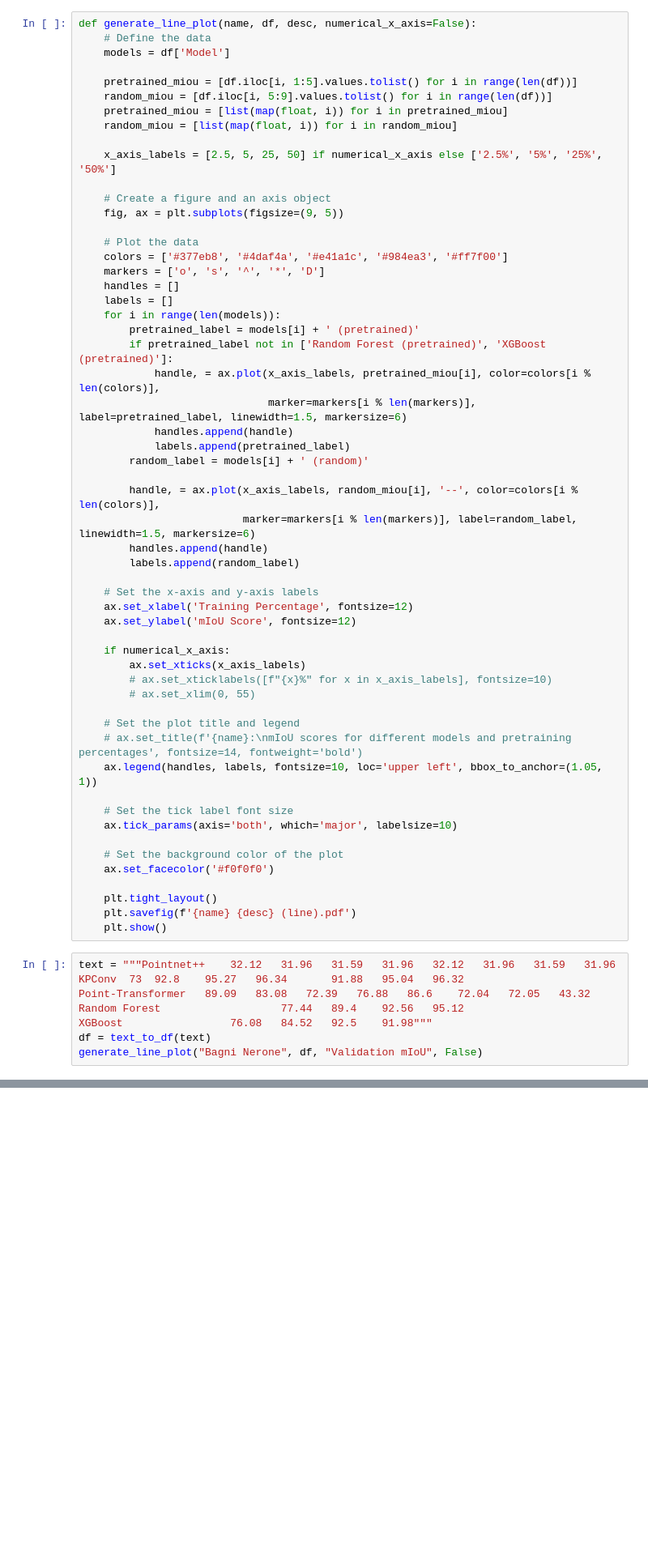
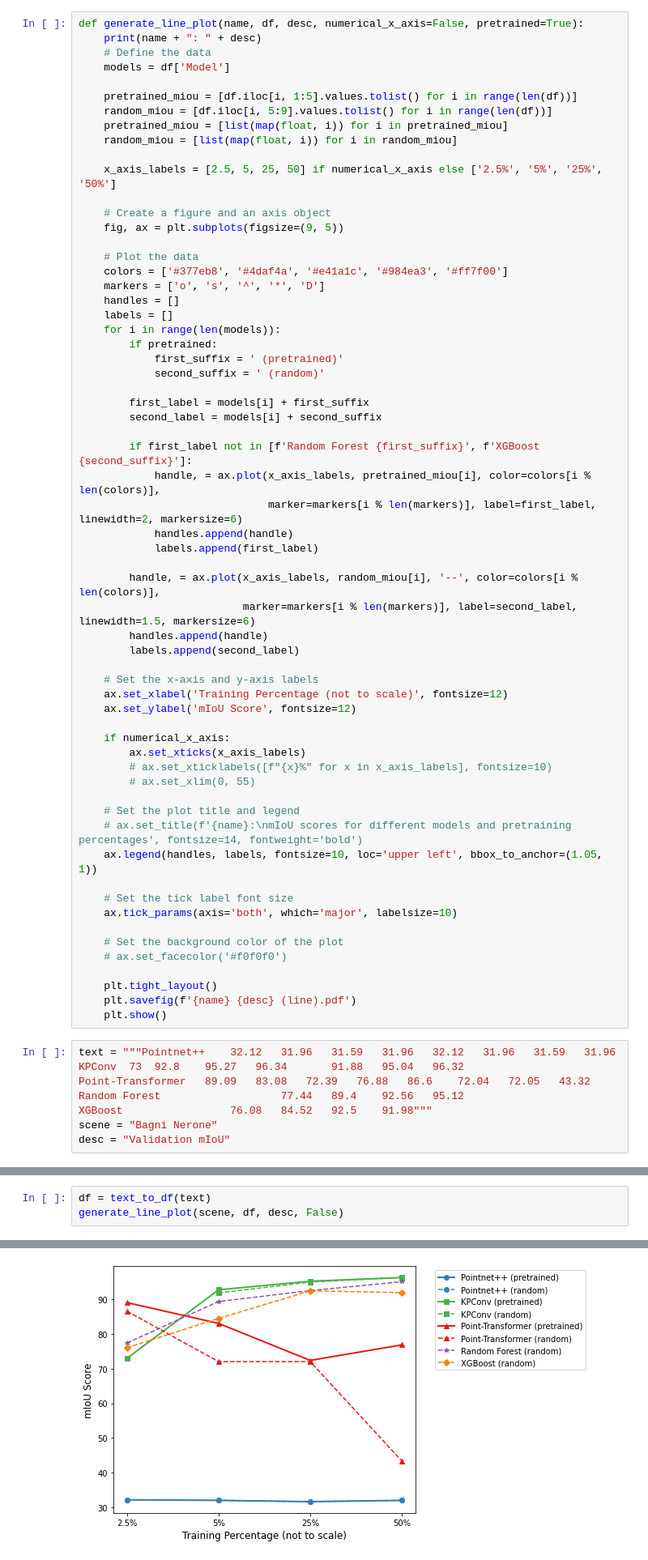
Before and after one commit to LucHayward/Pointnet_Pointnet2_pytorch, a Jupyter notebook: DataVis/Data_vis.ipynb, the cells around one changed output, grey strips where cells are left out. Shown at 81% size. Drawn from its saved outputs; the diff is of its cells as text; blank space fills up the shorter version.

Commit message:
First pass at generating mIoU graphs

```diff
--- a/DataVis/Data_vis.ipynb
+++ b/DataVis/Data_vis.ipynb
@@ -15,7 +17,8 @@ def text_to_df(text):
     df = df.replace(r'^\s*$', np.nan, regex=True)
     return df
 # %%
-def generate_line_plot(name, df, desc, numerical_x_axis=False):
+def generate_line_plot(name, df, desc, numerical_x_axis=False, pretrained=True):
+    print(name + ": " + desc)
     # Define the data
     models = df['Model']
 
@@ -35,21 +38,26 @@ def generate_line_plot(name, df, desc, numerical_x_axis=False):
     handles = []
     labels = []
     for i in range(len(models)):
-        pretrained_label = models[i] + ' (pretrained)'
-        if pretrained_label not in ['Random Forest (pretrained)', 'XGBoost (pretrained)']:
+        if pretrained:
+            first_suffix = ' (pretrained)'
+            second_suffix = ' (random)'
+
+        first_label = models[i] + first_suffix
+        second_label = models[i] + second_suffix
+
+        if first_label not in [f'Random Forest {first_suffix}', f'XGBoost {second_suffix}']:
             handle, = ax.plot(x_axis_labels, pretrained_miou[i], color=colors[i % len(colors)],
-                              marker=markers[i % len(markers)], label=pretrained_label, linewidth=1.5, markersize=6)
+                              marker=markers[i % len(markers)], label=first_label, linewidth=2, markersize=6)
             handles.append(handle)
-            labels.append(pretrained_label)
-        random_label = models[i] + ' (random)'
+            labels.append(first_label)
 
         handle, = ax.plot(x_axis_labels, random_miou[i], '--', color=colors[i % len(colors)],
-                          marker=markers[i % len(markers)], label=random_label, linewidth=1.5, markersize=6)
+                          marker=markers[i % len(markers)], label=second_label, linewidth=1.5, markersize=6)
         handles.append(handle)
-        labels.append(random_label)
+        labels.append(second_label)
 
     # Set the x-axis and y-axis labels
-    ax.set_xlabel('Training Percentage', fontsize=12)
+    ax.set_xlabel('Training Percentage (not to scale)', fontsize=12)
     ax.set_ylabel('mIoU Score', fontsize=12)
 
     if numerical_x_axis:
@@ -65,7 +73,7 @@ def generate_line_plot(name, df, desc, numerical_x_axis=False):
     ax.tick_params(axis='both', which='major', labelsize=10)
 
     # Set the background color of the plot
-    ax.set_facecolor('#f0f0f0')
+    # ax.set_facecolor('#f0f0f0')
 
     plt.tight_layout()
     plt.savefig(f'{name} {desc} (line).pdf')
@@ -76,5 +84,5 @@ KPConv	73	92.8	95.27	96.34		91.88	95.04	96.32
 Point-Transformer	89.09	83.08	72.39	76.88	86.6	72.04	72.05	43.32
 Random Forest					77.44	89.4	92.56	95.12
 XGBoost					76.08	84.52	92.5	91.98"""
-df = text_to_df(text)
-generate_line_plot("Bagni Nerone", df, "Validation mIoU", False)
+scene = "Bagni Nerone"
+desc = "Validation mIoU"
@@ -82,0 +89,4 @@ generate_line_plot("Bagni Nerone", df, "Validation mIoU", False)
+# %%
+df = text_to_df(text)
+generate_line_plot(scene, df, desc, False)
+# %% [output]
@@ -83,3 +94,4 @@ generate_line_plot("Bagni Nerone", df, "Validation mIoU", False)
+[figure, added]
 # %%
 df = text_to_df("""Pointnet++	31.97	31.96	31.96	31.96	31.96	31.96	31.96	31.96
 KPConv	43.84	66.28	89.33	93.94	36.54	90.24	92.23	93.86
```
Also changed, not shown: parts of 7 cells of this notebook, 19 other files.
